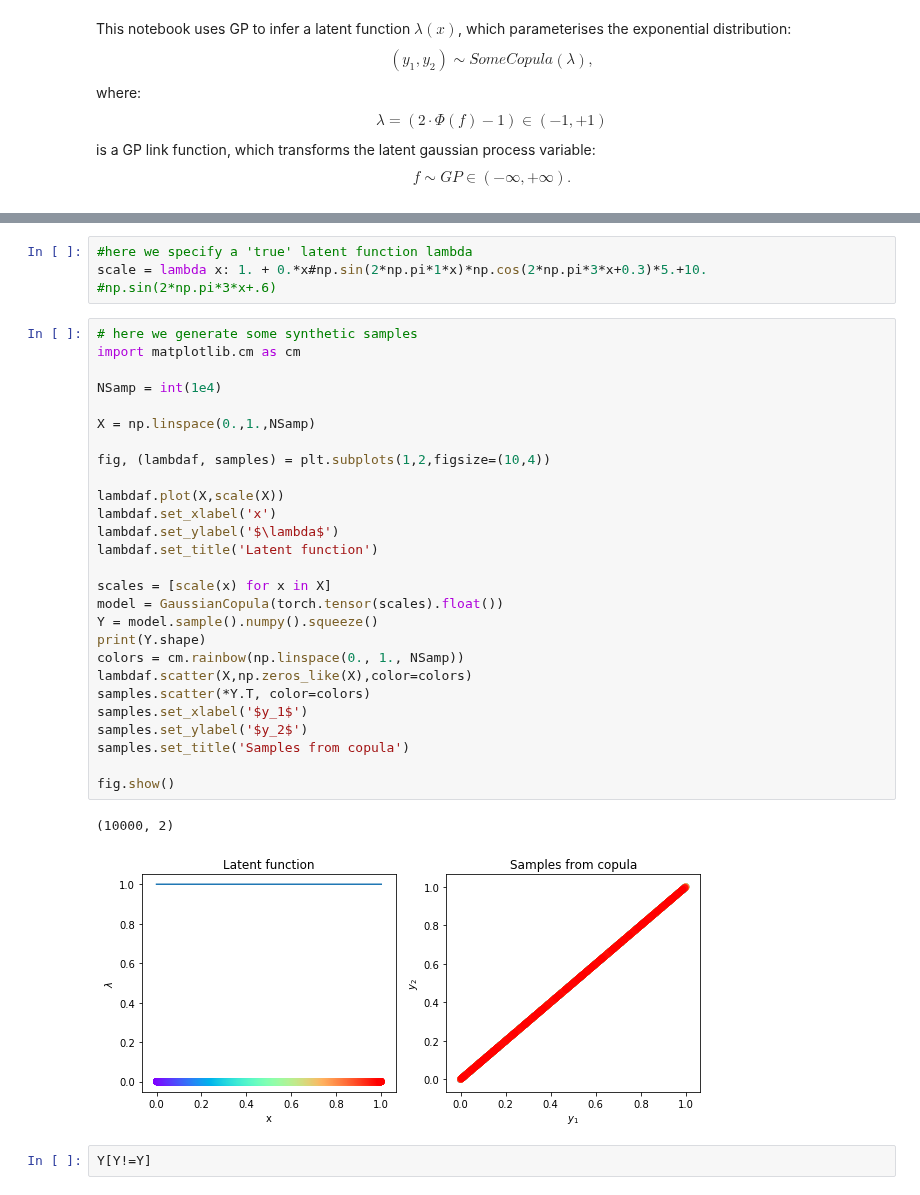
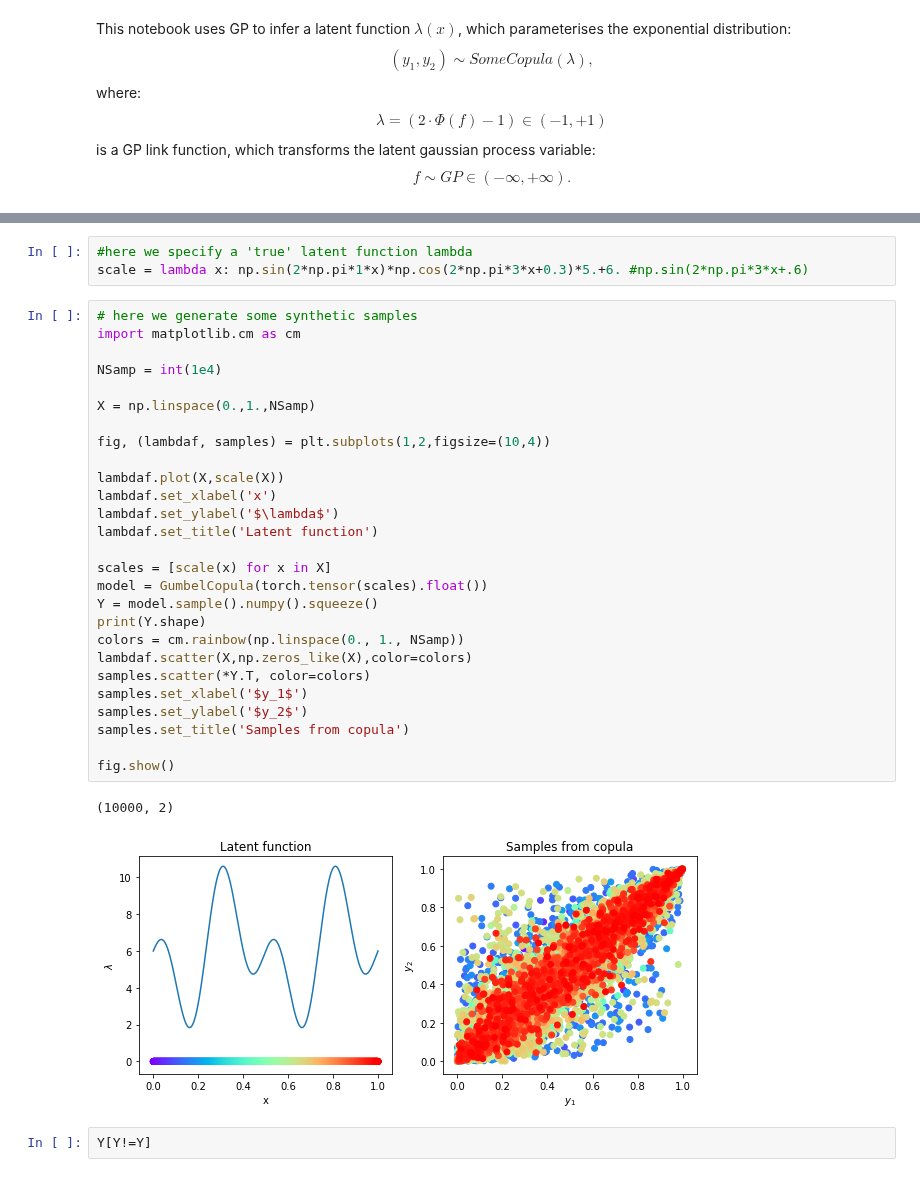
Before and after one commit to NinelK/CopulaGP, a Jupyter notebook: Copula_nopyro.ipynb, the cells around one changed output, grey strips where cells are left out. Drawn from its saved outputs; the diff is of its cells as text.

Commit message:
Add MixtureCopula & Fix Gumbel range of thetas

```diff
--- a/Copula_nopyro.ipynb
+++ b/Copula_nopyro.ipynb
@@ -30,37 +27,37 @@ pyro.enable_validation(True)
 %autoreload 2
 # %%
 #here we specify a 'true' latent function lambda
-scale = lambda x: 1. + 0.*x#np.sin(2*np.pi*1*x)*np.cos(2*np.pi*3*x+0.3)*5.+10. #np.sin(2*np.pi*3*x+.6)
+scale = lambda x: np.sin(2*np.pi*1*x)*np.cos(2*np.pi*3*x+0.3)*5.+6. #np.sin(2*np.pi*3*x+.6)
 # %%
 # here we generate some synthetic samples
 import matplotlib.cm as cm
 
 NSamp = int(1e4)
 
 X = np.linspace(0.,1.,NSamp)
 
 fig, (lambdaf, samples) = plt.subplots(1,2,figsize=(10,4))
 
 lambdaf.plot(X,scale(X))
 lambdaf.set_xlabel('x')
 lambdaf.set_ylabel('$\lambda$')
 lambdaf.set_title('Latent function')
 
 scales = [scale(x) for x in X]
-model = GaussianCopula(torch.tensor(scales).float())
+model = GumbelCopula(torch.tensor(scales).float())
 Y = model.sample().numpy().squeeze()
 print(Y.shape)
 colors = cm.rainbow(np.linspace(0., 1., NSamp))
 lambdaf.scatter(X,np.zeros_like(X),color=colors)
 samples.scatter(*Y.T, color=colors)
 samples.set_xlabel('$y_1$')
 samples.set_ylabel('$y_2$')
 samples.set_title('Samples from copula')
 
 fig.show()
 # %% [output]
 (10000, 2)
-[figure, old version]
+[figure, new version]
 # %%
 Y[Y!=Y]
 # %% [output]
```
Also changed, not shown: parts of 7 cells of this notebook, 7 other files.
